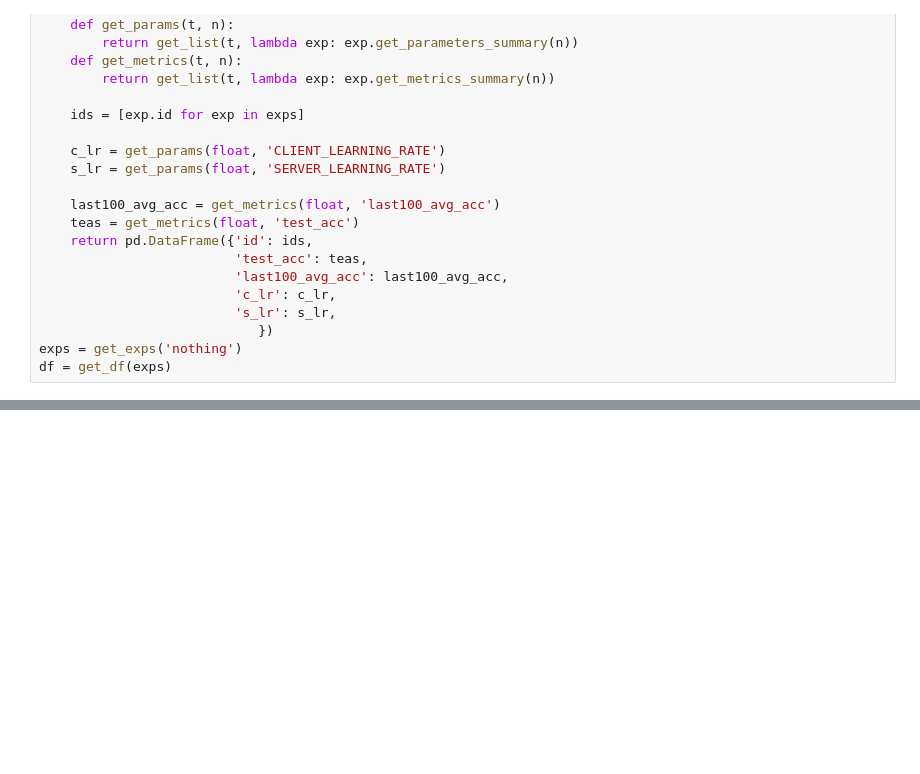
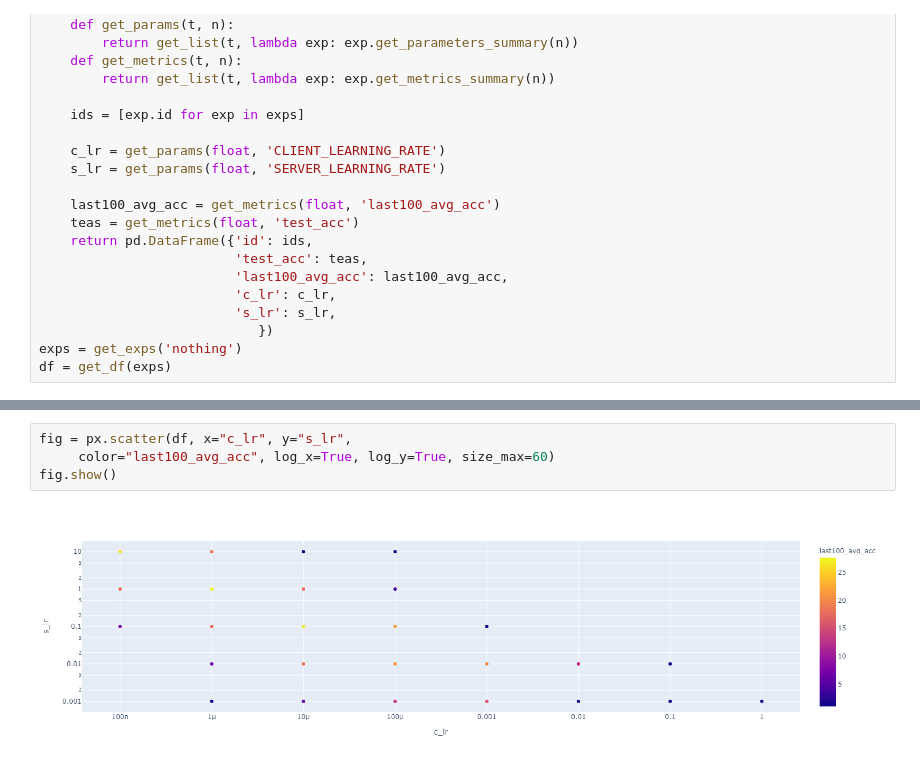
Before and after one commit to matech96/FederatedLighting, a Jupyter notebook: notebooks/reports/auto grid search.ipynb, the cells around one changed output, grey strips where cells are left out. Drawn from its saved outputs; the diff is of its cells as text; blank space fills up the shorter version.

```diff
--- a/notebooks/reports/auto grid search.ipynb
+++ b/notebooks/reports/auto grid search.ipynb
@@ -42,0 +133,6 @@ df = get_df(exps)
+# %%
+fig = px.scatter(df, x="c_lr", y="s_lr",
+     color="last100_avg_acc", log_x=True, log_y=True, size_max=60)
+fig.show()
+# %% [output]
+[figure, added]
```
Also changed, not shown: parts of 6 cells of this notebook, 10 other files.
